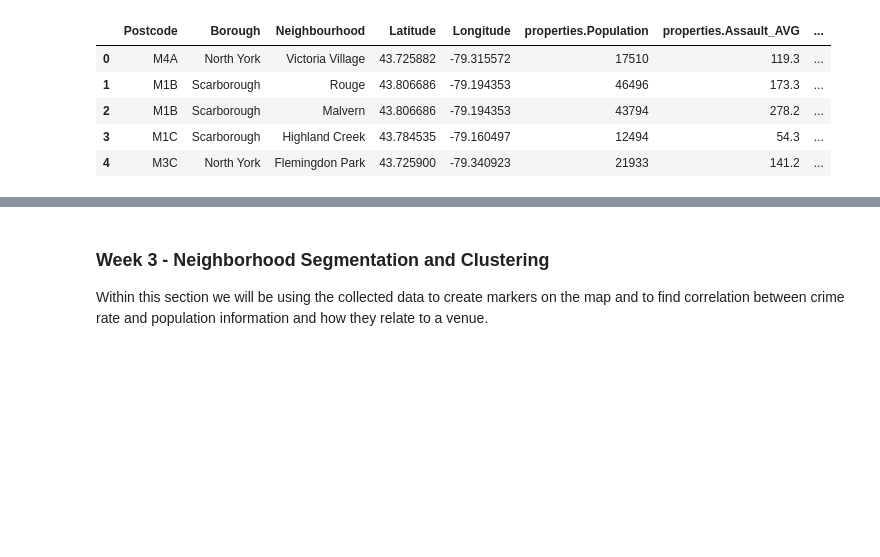
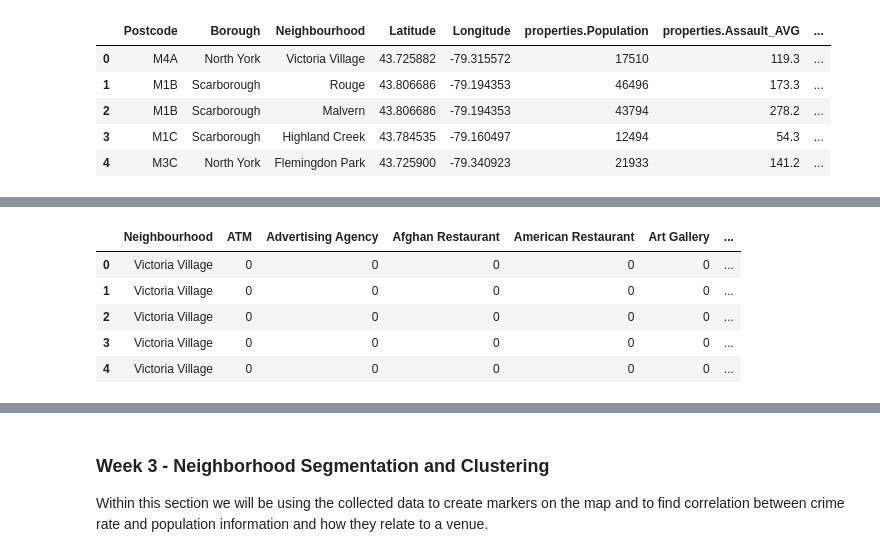
Before and after one commit to yash-patel268/Segmenting-and-Clustering-Neighborhoods-in-Toronto, a Jupyter notebook: Segmenting and Clustering Neighborhoods in Toronto.ipynb, the cells around one changed output, grey strips where cells are left out. Drawn from its saved outputs; the diff is of its cells as text; code cells hidden in the pictures; blank space fills up the shorter version.

```diff
--- a/Segmenting and Clustering Neighborhoods in Toronto.ipynb
+++ b/Segmenting and Clustering Neighborhoods in Toronto.ipynb
@@ -271,0 +323,16 @@ def get_venues(names, latitudes, longitudes):
+# %%
+torontoVenuesFixed = pd.get_dummies(torontoVenues[['Venue Category']], prefix="", prefix_sep="")
+
+torontoVenuesFixed['Neighbourhood'] = torontoVenues['Neighbourhood']
+
+fixed_columns = [torontoVenuesFixed.columns[-1]] + list(torontoVenuesFixed.columns[:-1])
+torontoVenuesFixed = torontoVenuesFixed[fixed_columns]
+
+torontoVenuesFixed.head()
+# %% [output]
+|  | Neighbourhood | ATM | Advertising Agency | Afghan Restaurant | American Restaurant | Art Gallery | ... |
+| 0 | Victoria Village | 0 | 0 | 0 | 0 | 0 | ... |
+| 1 | Victoria Village | 0 | 0 | 0 | 0 | 0 | ... |
+| 2 | Victoria Village | 0 | 0 | 0 | 0 | 0 | ... |
+| 3 | Victoria Village | 0 | 0 | 0 | 0 | 0 | ... |
+| 4 | Victoria Village | 0 | 0 | 0 | 0 | 0 | ... |
```
Also changed, not shown: parts of 13 cells of this notebook.
